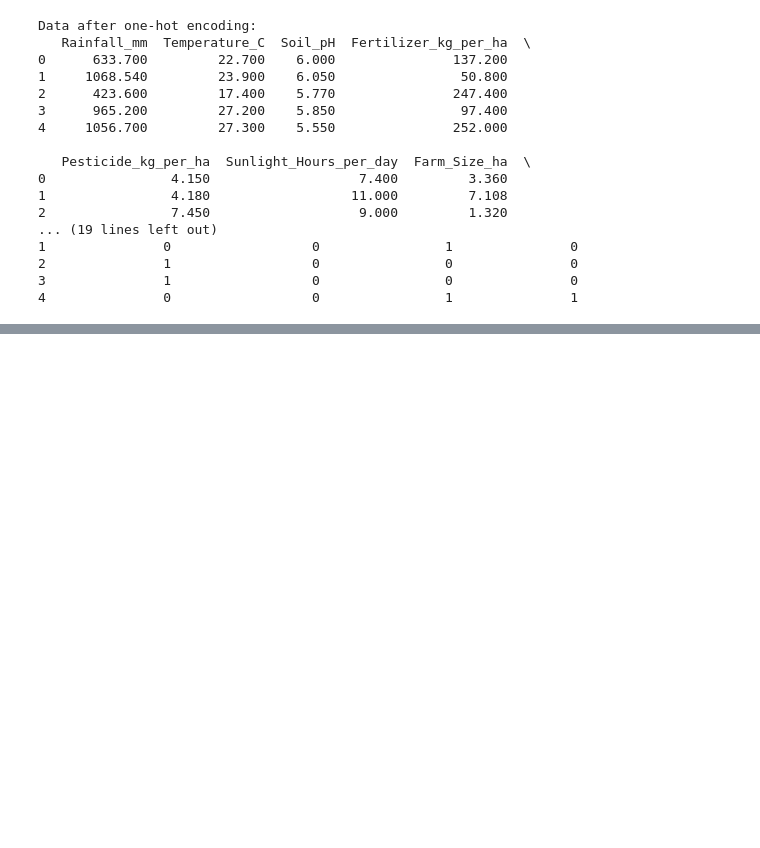
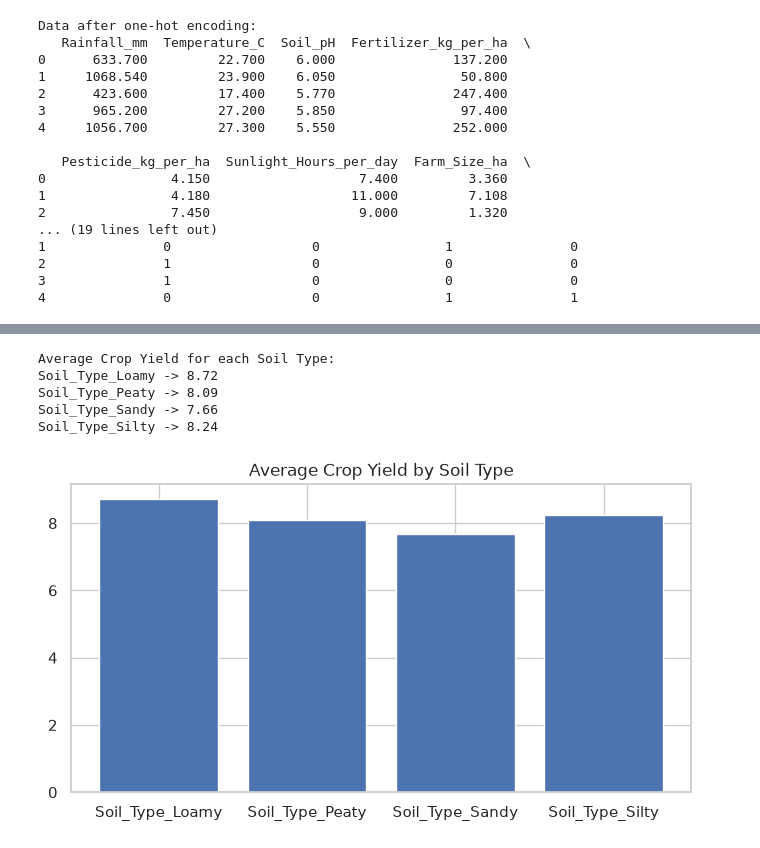
Before and after one commit to AaronShenny/crop_yield_predication, a Jupyter notebook: app.ipynb, the cells around one changed output, grey strips where cells are left out. Saved outputs shown, nothing was run; the diff lists cells and outputs as text; code cells hidden in the pictures; blank space fills up the shorter version.

```diff
--- a/app.ipynb
+++ b/app.ipynb
@@ -379,0 +470,21 @@ Data after one-hot encoding:
+# %%
+print("Average Crop Yield for each Soil Type:")
+for col in soil_cols:
+    avg_yield = df[df[col] == 1]['Crop_Yield_tonnes_per_ha'].mean()
+    print(col, "->", round(avg_yield, 2))
+
+avg_list = []
+for col in soil_cols:
+    avg_list.append(df[df[col] == 1]['Crop_Yield_tonnes_per_ha'].mean())
+
+plt.figure(figsize=(8, 4))
+plt.bar(soil_cols, avg_list)
+plt.title('Average Crop Yield by Soil Type')
+plt.show()
+# %% [output]
+Average Crop Yield for each Soil Type:
+Soil_Type_Loamy -> 8.72
+Soil_Type_Peaty -> 8.09
+Soil_Type_Sandy -> 7.66
+Soil_Type_Silty -> 8.24
+[figure, added]
```
Also changed, not shown: parts of 9 cells of this notebook.
